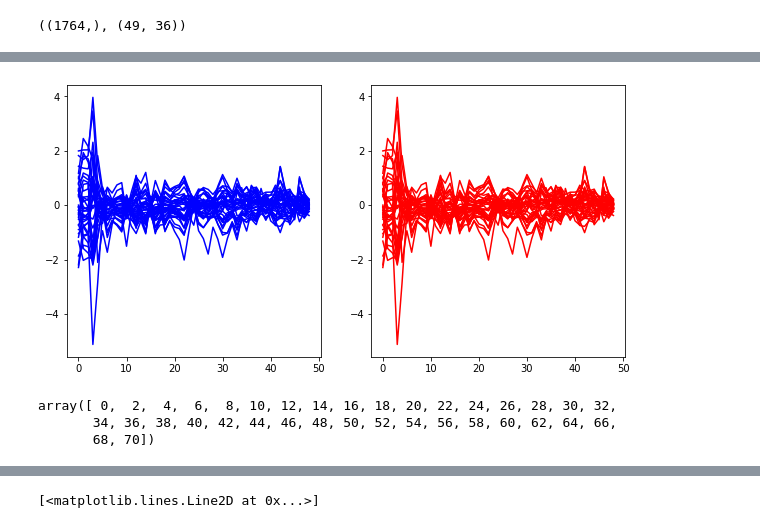
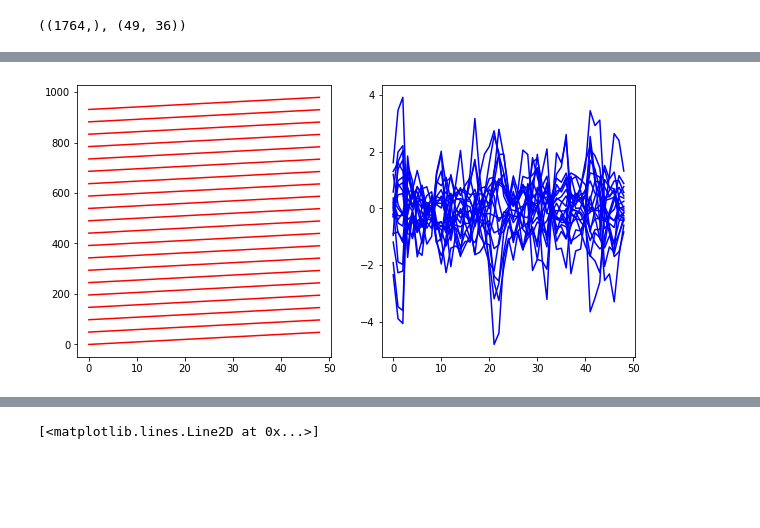
Before and after one commit to BorgwardtLab/Imputing_Signatures, a Jupyter notebook: notebooks/testing_gp_sig_adapter_padding.ipynb, the cells around one changed output, grey strips where cells are left out. Cells and saved outputs as stored; diff of their text form; code cells hidden in the pictures; blank space fills up the shorter version.

```diff
--- a/notebooks/testing_gp_sig_adapter_padding.ipynb
+++ b/notebooks/testing_gp_sig_adapter_padding.ipynb
@@ -641,7 +599,7 @@ tensor([[-0.3336,  1.0195, -0.7260],
 ## Plot one instance (Z imputed overlay with Z-raw)
 # %%
 instance = 0 #2
-sample = 1
+sample = 0
 # %%
 Z_raw.shape, Z.shape, test_inputs.shape
 # %% [output]
@@ -675,11 +636,18 @@ test_indices_i = test_indices[instance].flatten()
 # %%
 def plot_channels(channels_raw, channels, Z_i, Z_raw_i,test_indices_i):
     fig, ax = plt.subplots(1,2, figsize=(10,5))
+    for j in channels:
+        #after reshaping:
+        x3 = Z_i[:,j]
+        ax[0].plot( x3, color='red')
     for j in channels_raw:
         #raw GP
         x_raw = Z_raw_i[test_indices_i == j]
-        ax[0].plot( x_raw , color='blue')
-    for j in channels:
-        #after reshaping:
-        x3 = Z_i[:,j]
-        ax[1].plot( x3, color='red')
+        ax[1].plot( x_raw , color='blue')
+# %%
+inp = Z_raw_dummy.float()
+Z_new = new_reshape(inp,test_indices) #other
+Z_new_i = Z_new[0,instance].detach().numpy()
+
+Z_pad, Z_out = pad_reshape(inp,test_indices, padding_value=0)
+Z_pad_i = Z_pad[instance].detach().numpy()
@@ -685,0 +657,6 @@ def plot_channels(channels_raw, channels, Z_i, Z_raw_i,test_indices_i):
+# %%
+ranges = [20]
+channels_raw = np.arange(*ranges)
+#channels = np.arange(0,72,2)
+channels = np.arange(*ranges)
+plot_channels(channels_raw, channels, Z_i, Z_raw_i,test_indices_i)
@@ -686,13 +665,7 @@ def plot_channels(channels_raw, channels, Z_i, Z_raw_i,test_indices_i):
 # %%
-channels_raw = np.arange(36)
+channels_raw = np.arange(*ranges)
 #channels = np.arange(0,72,2)
-channels = np.arange(36)
-plot_channels(channels_raw, channels, Z_i, Z_raw_i,test_indices_i)
+channels = np.arange(*ranges)
+plot_channels(channels_raw, channels, Z_new_i, Z_raw_i,test_indices_i)
 # %% [output]
-[figure, old version]
+[figure, new version]
-# %%
-np.arange(0,72,2)
-# %% [output]
-array([ 0,  2,  4,  6,  8, 10, 12, 14, 16, 18, 20, 22, 24, 26, 28, 30, 32,
-       34, 36, 38, 40, 42, 44, 46, 48, 50, 52, 54, 56, 58, 60, 62, 64, 66,
-       68, 70])
```
Also changed, not shown: parts of 78 cells of this notebook.
